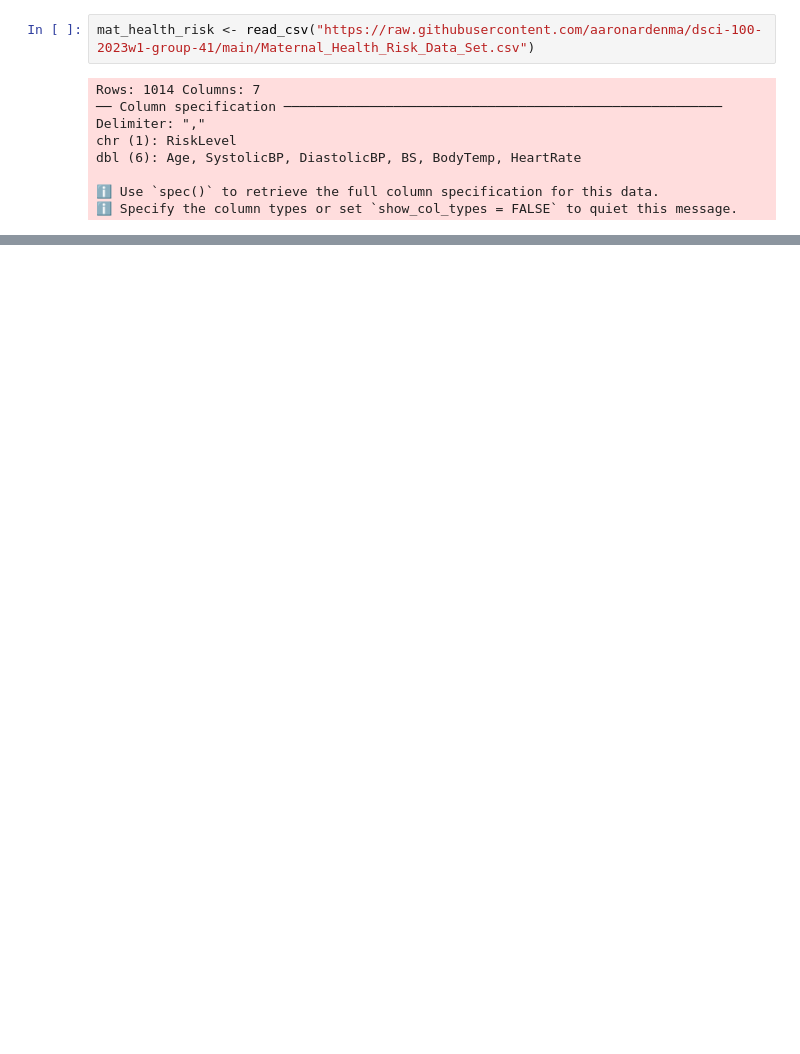
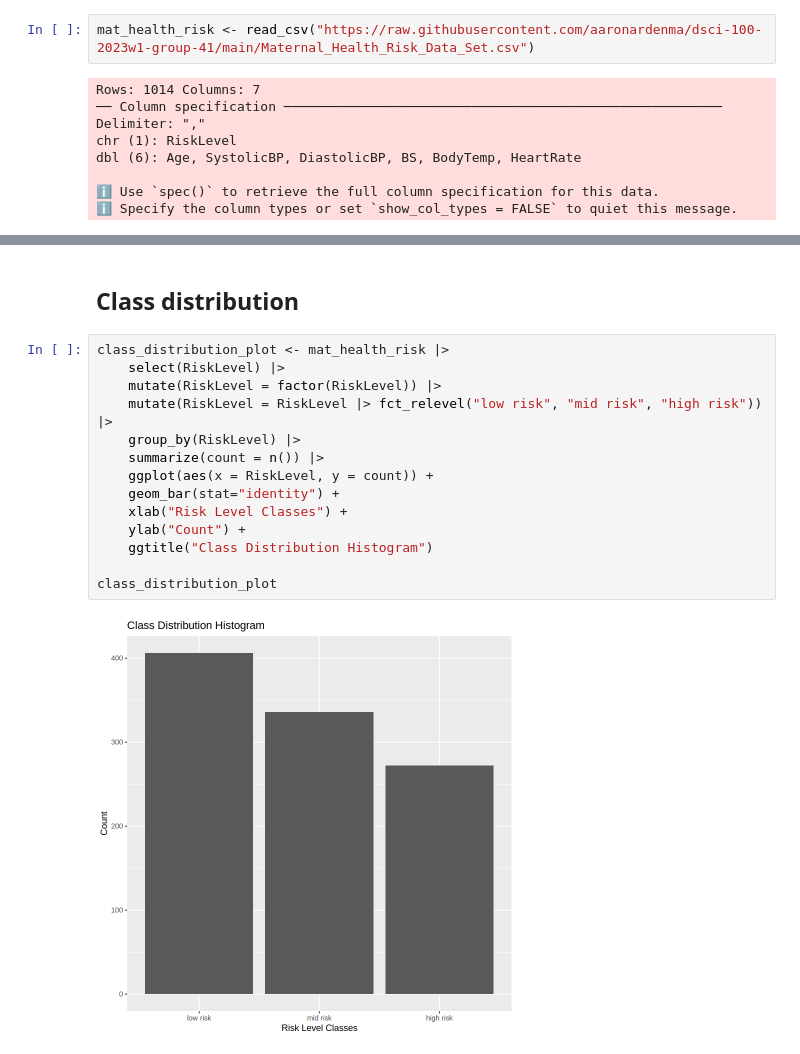
Before and after one commit to aaronardenma/Maternal-Health-Risk-Classifier-Model, a Jupyter notebook: Group_Report.ipynb, the cells around one changed output, grey strips where cells are left out. Drawn from its saved outputs; the diff is of its cells as text; blank space fills up the shorter version.

```diff
--- a/Group_Report.ipynb
+++ b/Group_Report.ipynb
@@ -33,0 +85,18 @@ health_test <- testing(mat_health_risk_split)
+# %% [markdown]
+## Class distribution
+# %%
+class_distribution_plot <- mat_health_risk |>
+    select(RiskLevel) |>
+    mutate(RiskLevel = factor(RiskLevel)) |>
+    mutate(RiskLevel = RiskLevel |> fct_relevel("low risk", "mid risk", "high risk")) |>
+    group_by(RiskLevel) |>
+    summarize(count = n()) |>
+    ggplot(aes(x = RiskLevel, y = count)) +
+    geom_bar(stat="identity") +
+    xlab("Risk Level Classes") +
+    ylab("Count") +
+    ggtitle("Class Distribution Histogram")
+
+class_distribution_plot
+# %% [output]
+[figure, added]
```
Also changed, not shown: parts of 28 cells of this notebook, 1 other file.
